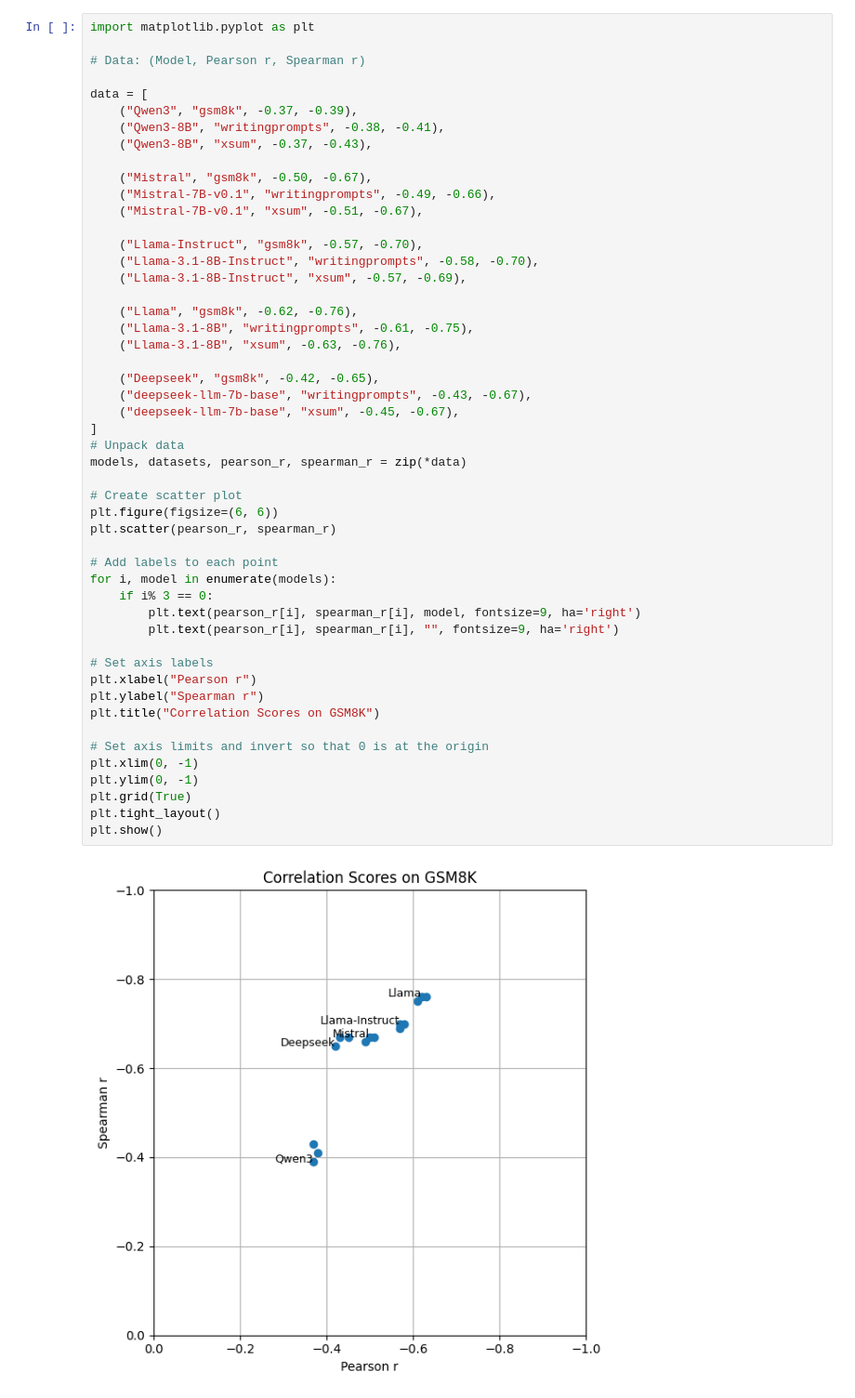
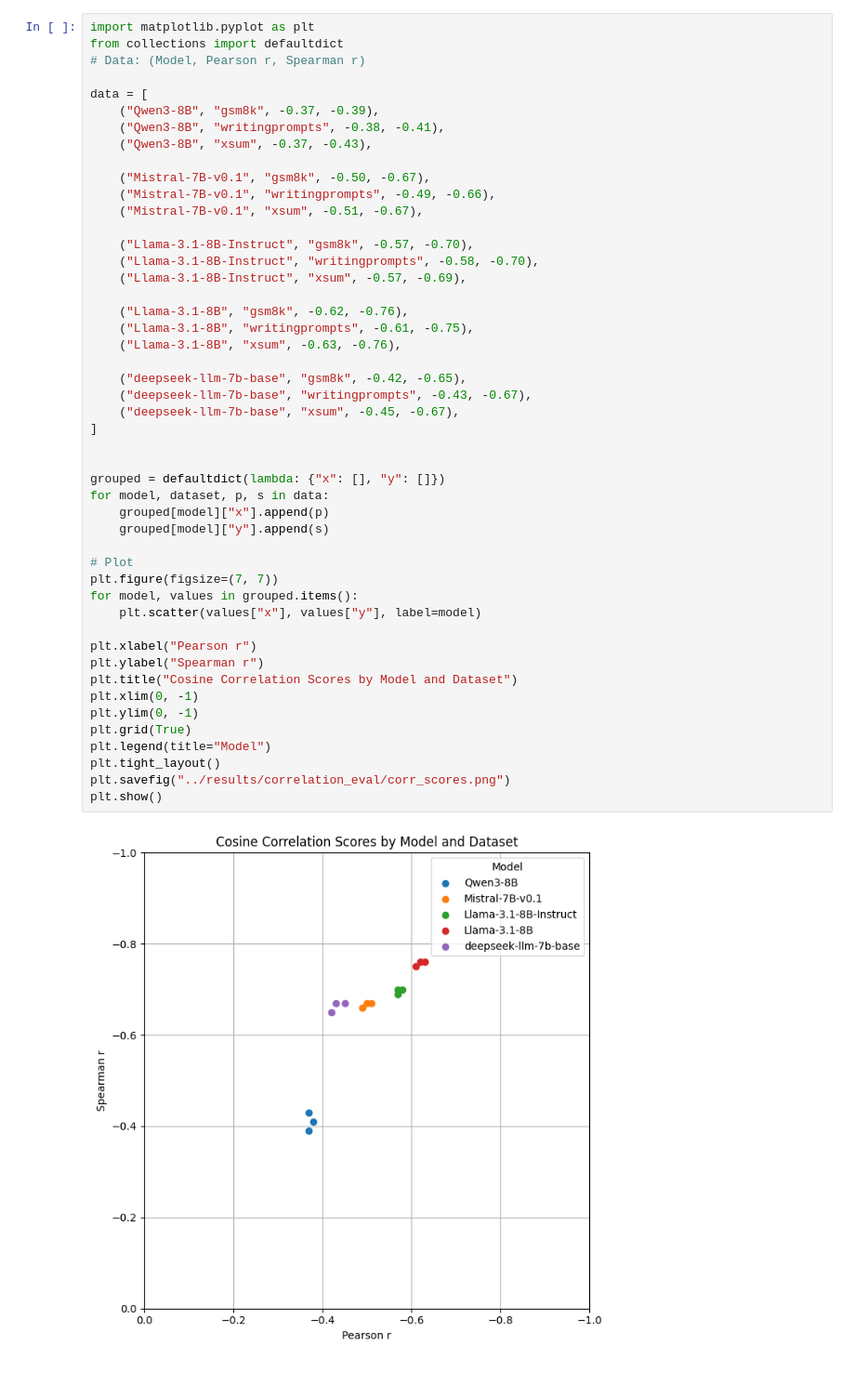
Before and after one commit to itsmejul/llm-confidence, a Jupyter notebook: correlation/corr_plot.ipynb, the cells around one changed output. Shown at 93% size. Cells and saved outputs as stored; diff of their text form.

```diff
--- a/correlation/corr_plot.ipynb
+++ b/correlation/corr_plot.ipynb
@@ -1,52 +1,50 @@
 # %%
 import matplotlib.pyplot as plt
-
+from collections import defaultdict
 # Data: (Model, Pearson r, Spearman r)
 
 data = [
-    ("Qwen3", "gsm8k", -0.37, -0.39),
+    ("Qwen3-8B", "gsm8k", -0.37, -0.39),
     ("Qwen3-8B", "writingprompts", -0.38, -0.41),
     ("Qwen3-8B", "xsum", -0.37, -0.43),
 
-    ("Mistral", "gsm8k", -0.50, -0.67),
+    ("Mistral-7B-v0.1", "gsm8k", -0.50, -0.67),
     ("Mistral-7B-v0.1", "writingprompts", -0.49, -0.66),
     ("Mistral-7B-v0.1", "xsum", -0.51, -0.67),
 
-    ("Llama-Instruct", "gsm8k", -0.57, -0.70),
+    ("Llama-3.1-8B-Instruct", "gsm8k", -0.57, -0.70),
     ("Llama-3.1-8B-Instruct", "writingprompts", -0.58, -0.70),
     ("Llama-3.1-8B-Instruct", "xsum", -0.57, -0.69),
 
-    ("Llama", "gsm8k", -0.62, -0.76),
+    ("Llama-3.1-8B", "gsm8k", -0.62, -0.76),
     ("Llama-3.1-8B", "writingprompts", -0.61, -0.75),
     ("Llama-3.1-8B", "xsum", -0.63, -0.76),
 
-    ("Deepseek", "gsm8k", -0.42, -0.65),
+    ("deepseek-llm-7b-base", "gsm8k", -0.42, -0.65),
     ("deepseek-llm-7b-base", "writingprompts", -0.43, -0.67),
     ("deepseek-llm-7b-base", "xsum", -0.45, -0.67),
 ]
-# Unpack data
-models, datasets, pearson_r, spearman_r = zip(*data)
 
-# Create scatter plot
-plt.figure(figsize=(6, 6))
-plt.scatter(pearson_r, spearman_r)
 
-# Add labels to each point
-for i, model in enumerate(models):
-    if i% 3 == 0:
-        plt.text(pearson_r[i], spearman_r[i], model, fontsize=9, ha='right')
-        plt.text(pearson_r[i], spearman_r[i], "", fontsize=9, ha='right')
+grouped = defaultdict(lambda: {"x": [], "y": []})
+for model, dataset, p, s in data:
+    grouped[model]["x"].append(p)
+    grouped[model]["y"].append(s)
 
-# Set axis labels
+# Plot
+plt.figure(figsize=(7, 7))
+for model, values in grouped.items():
+    plt.scatter(values["x"], values["y"], label=model)
+
 plt.xlabel("Pearson r")
 plt.ylabel("Spearman r")
-plt.title("Correlation Scores on GSM8K")
-
-# Set axis limits and invert so that 0 is at the origin
+plt.title("Cosine Correlation Scores by Model and Dataset")
 plt.xlim(0, -1)
 plt.ylim(0, -1)
 plt.grid(True)
+plt.legend(title="Model")
 plt.tight_layout()
+plt.savefig("../results/correlation_eval/corr_scores.png")
 plt.show()
 # %% [output]
-[figure, old version]
+[figure, new version]
```
Also changed, not shown: 16 other files.
